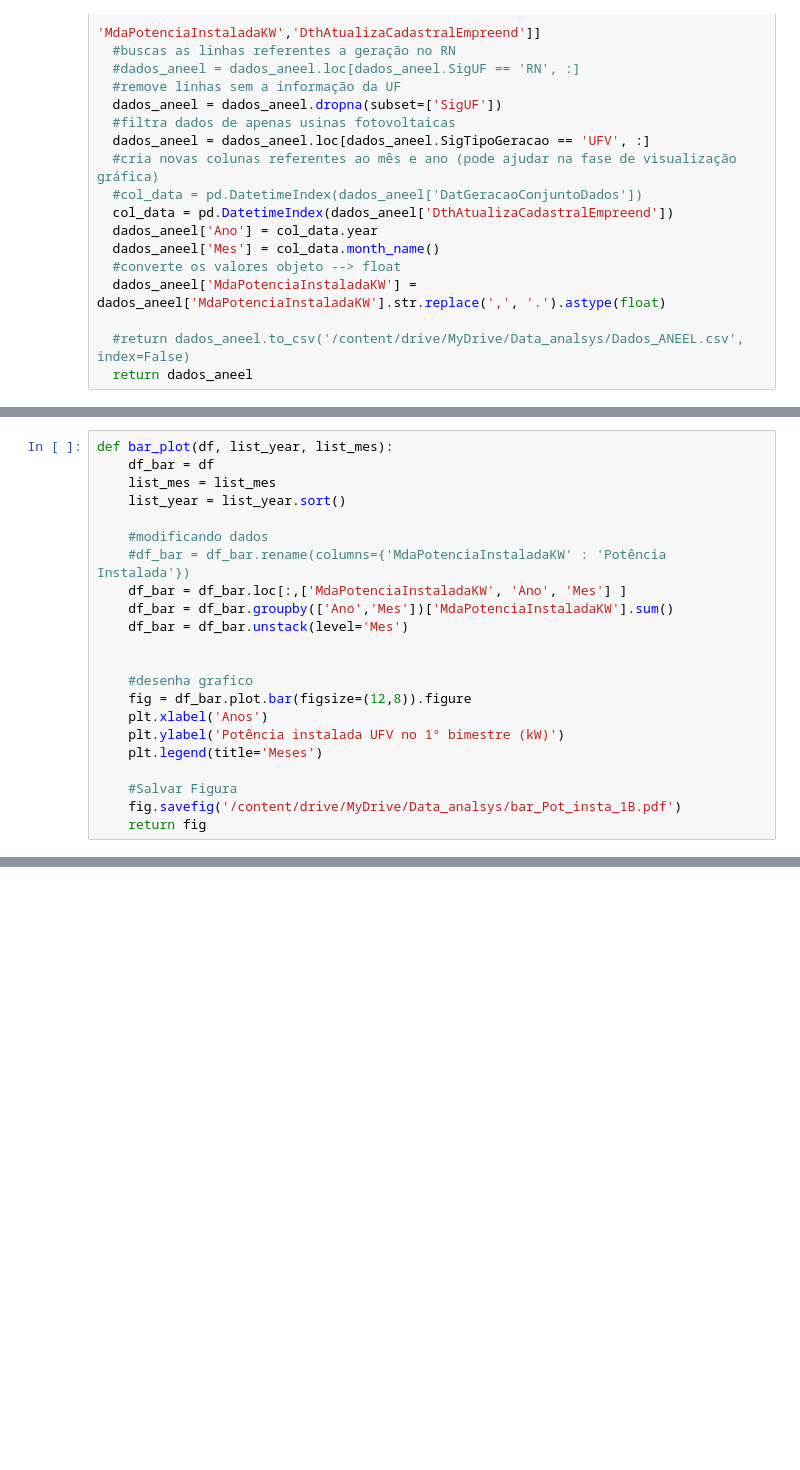
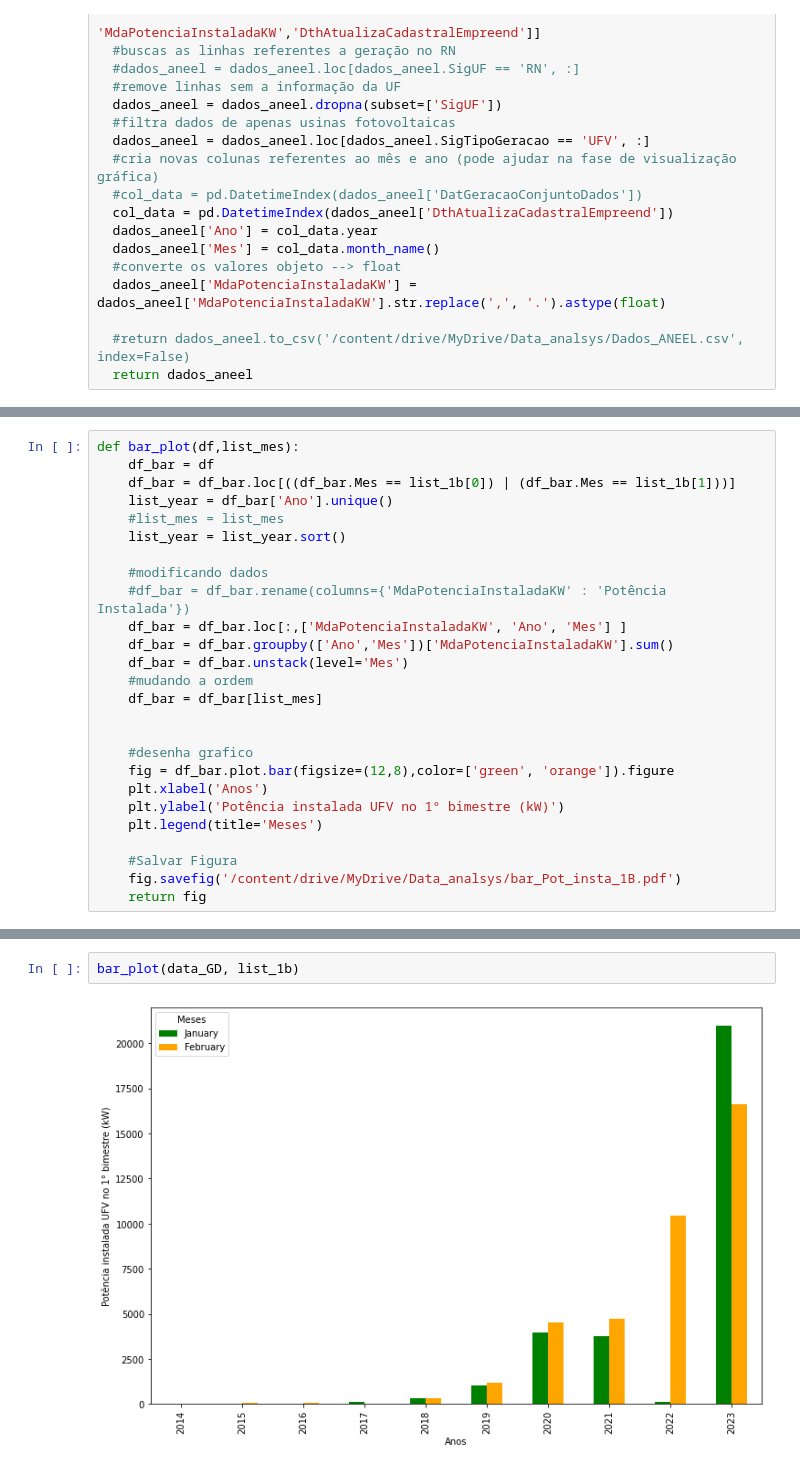
Before and after one commit to josegomes37/Data_ANEEL_GD, a Jupyter notebook: Teste_ANEEL_grafico.ipynb, the cells around one changed output, grey strips where cells are left out. Drawn from its saved outputs; the diff is of its cells as text; blank space fills up the shorter version.

```diff
--- a/Teste_ANEEL_grafico.ipynb
+++ b/Teste_ANEEL_grafico.ipynb
@@ -95,7 +89,9 @@ list_mes = data_bar_plot['Mes'].unique()
 # %%
-def bar_plot(df, list_year, list_mes):
+def bar_plot(df,list_mes):
     df_bar = df
-    list_mes = list_mes
+    df_bar = df_bar.loc[((df_bar.Mes == list_1b[0]) | (df_bar.Mes == list_1b[1]))]
+    list_year = df_bar['Ano'].unique()
+    #list_mes = list_mes
     list_year = list_year.sort()
 
     #modificando dados
@@ -103,10 +99,12 @@ def bar_plot(df, list_year, list_mes):
     df_bar = df_bar.loc[:,['MdaPotenciaInstaladaKW', 'Ano', 'Mes'] ]
     df_bar = df_bar.groupby(['Ano','Mes'])['MdaPotenciaInstaladaKW'].sum()
     df_bar = df_bar.unstack(level='Mes')
+    #mudando a ordem
+    df_bar = df_bar[list_mes]
 
 
     #desenha grafico
-    fig = df_bar.plot.bar(figsize=(12,8)).figure
+    fig = df_bar.plot.bar(figsize=(12,8),color=['green', 'orange']).figure
     plt.xlabel('Anos')
     plt.ylabel('Potência instalada UFV no 1° bimestre (kW)')
     plt.legend(title='Meses')
@@ -148,0 +185,4 @@ bar_plot(data_bar_plot, list_ano, list_mes)
+# %%
+bar_plot(data_GD, list_1b)
+# %% [output]
+[figure, added]
```
Also changed, not shown: parts of 15 cells of this notebook.
